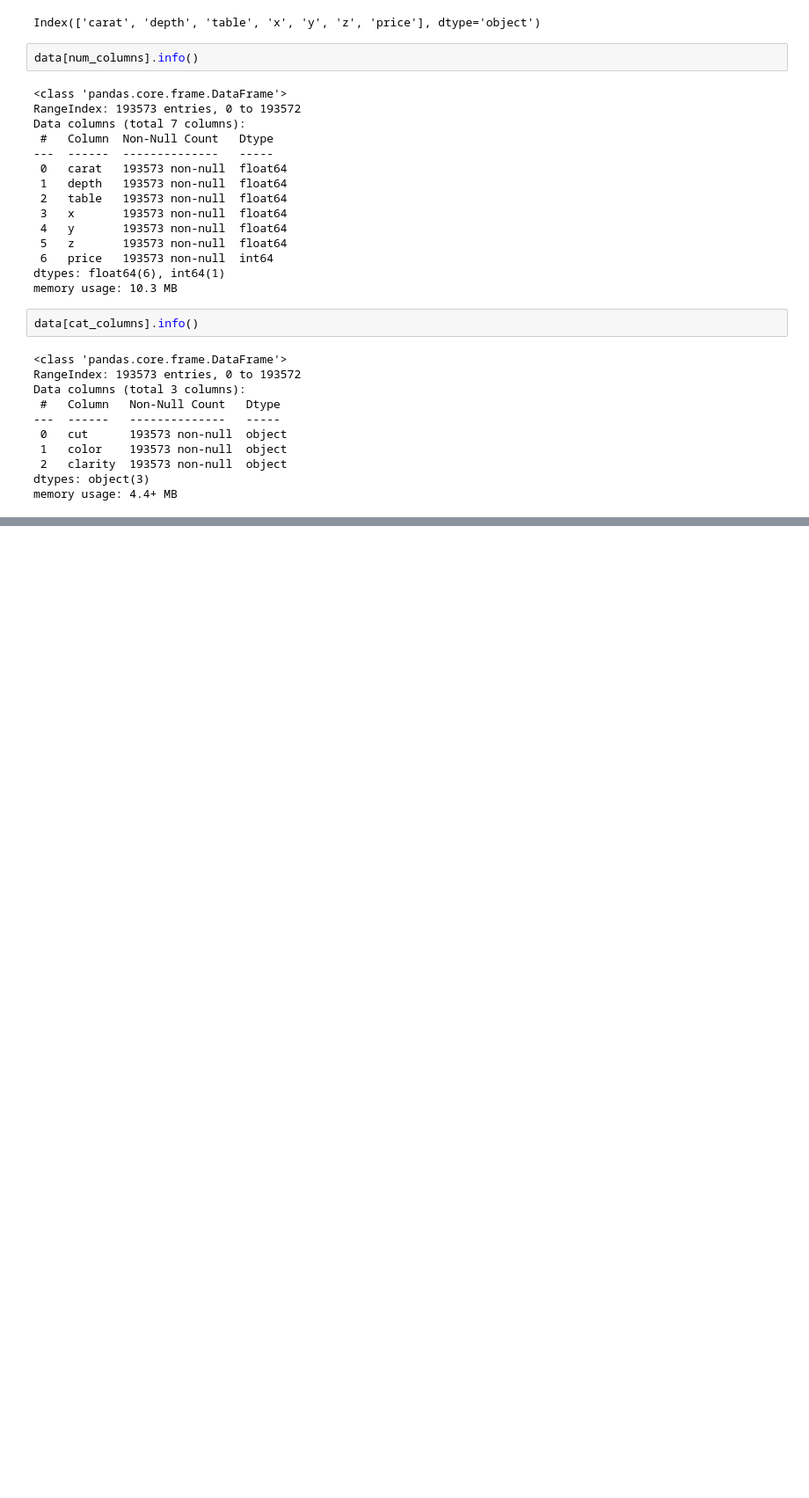
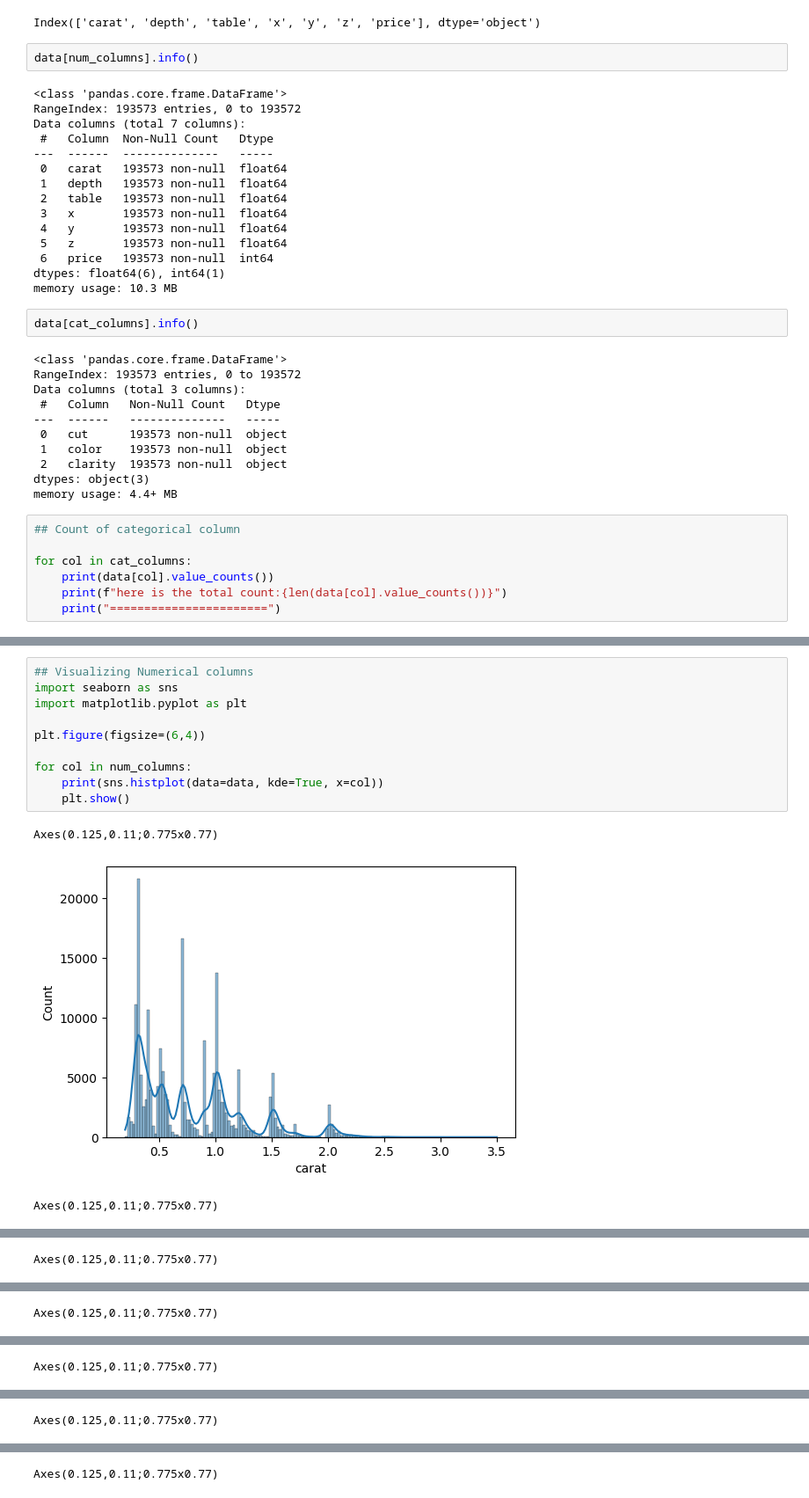
Before and after one commit to yitayew123/MLOPS, a Jupyter notebook: experiment/experiments.ipynb, the cells around one changed output, grey strips where cells are left out. Shown: that part at 88% size. Drawn from its saved outputs; the diff is of its cells as text; blank space fills up the shorter version.

```diff
--- a/experiment/experiments.ipynb
+++ b/experiment/experiments.ipynb
@@ -172,3 +172,10 @@ Data columns (total 3 columns):
  2   clarity  193573 non-null  object
 dtypes: object(3)
 memory usage: 4.4+ MB
+# %%
+## Count of categorical column
+
+for col in cat_columns:
+    print(data[col].value_counts())
+    print(f"here is the total count:{len(data[col].value_counts())}")
+    print("=======================")
@@ -174,0 +200,14 @@ memory usage: 4.4+ MB
+# %%
+## Visualizing Numerical columns
+import seaborn as sns
+import matplotlib.pyplot as plt
+
+plt.figure(figsize=(6,4))
+
+for col in num_columns:
+    print(sns.histplot(data=data, kde=True, x=col))
+    plt.show()
+# %% [output]
+Axes(0.125,0.11;0.775x0.77)
+[figure, added]
+Axes(0.125,0.11;0.775x0.77)
@@ -174,0 +215 @@ memory usage: 4.4+ MB
+Axes(0.125,0.11;0.775x0.77)
@@ -174,0 +217 @@ memory usage: 4.4+ MB
+Axes(0.125,0.11;0.775x0.77)
@@ -174,0 +219 @@ memory usage: 4.4+ MB
+Axes(0.125,0.11;0.775x0.77)
@@ -174,0 +221 @@ memory usage: 4.4+ MB
+Axes(0.125,0.11;0.775x0.77)
@@ -174,0 +223 @@ memory usage: 4.4+ MB
+Axes(0.125,0.11;0.775x0.77)
```
Also changed, not shown: parts of 6 cells of this notebook.
